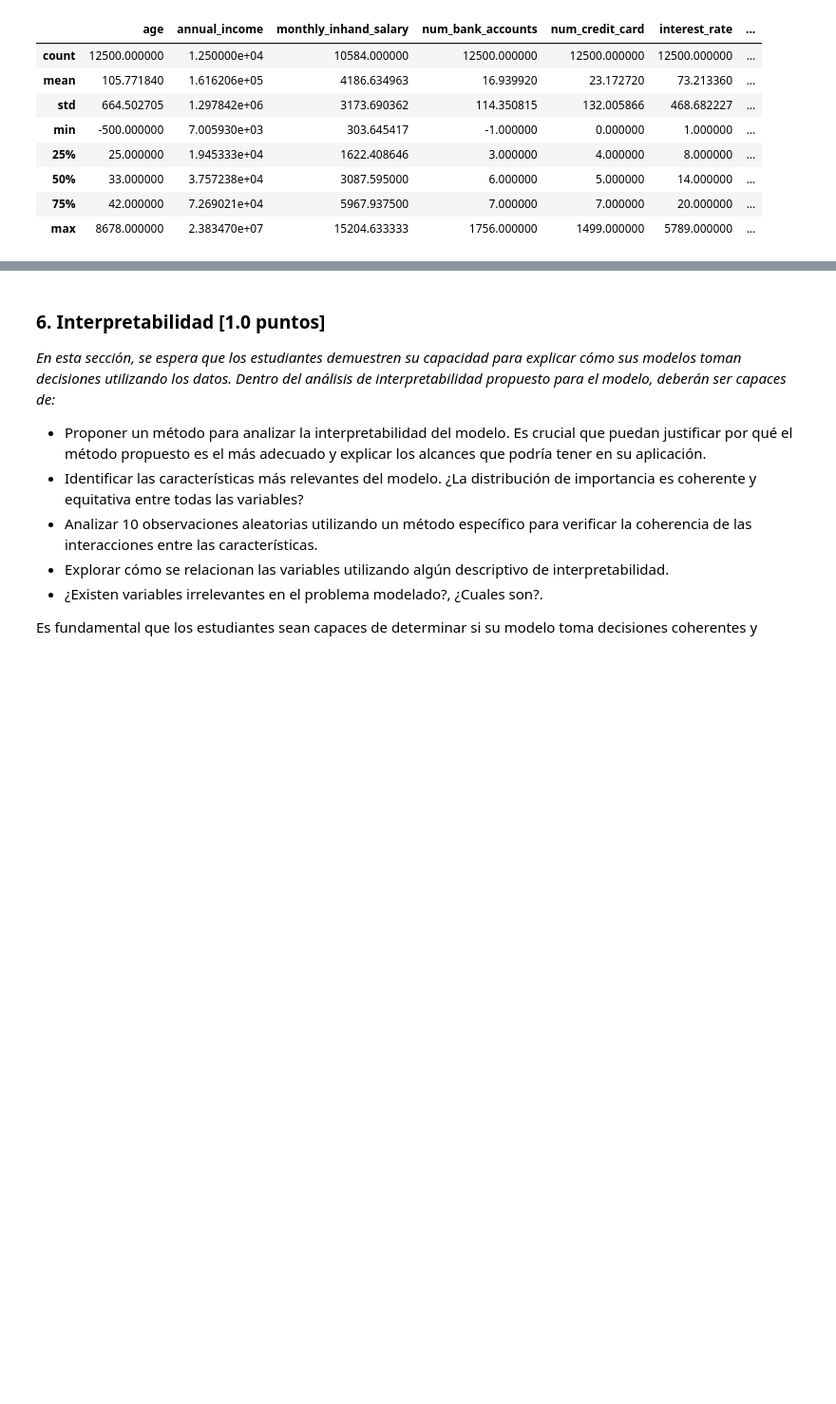
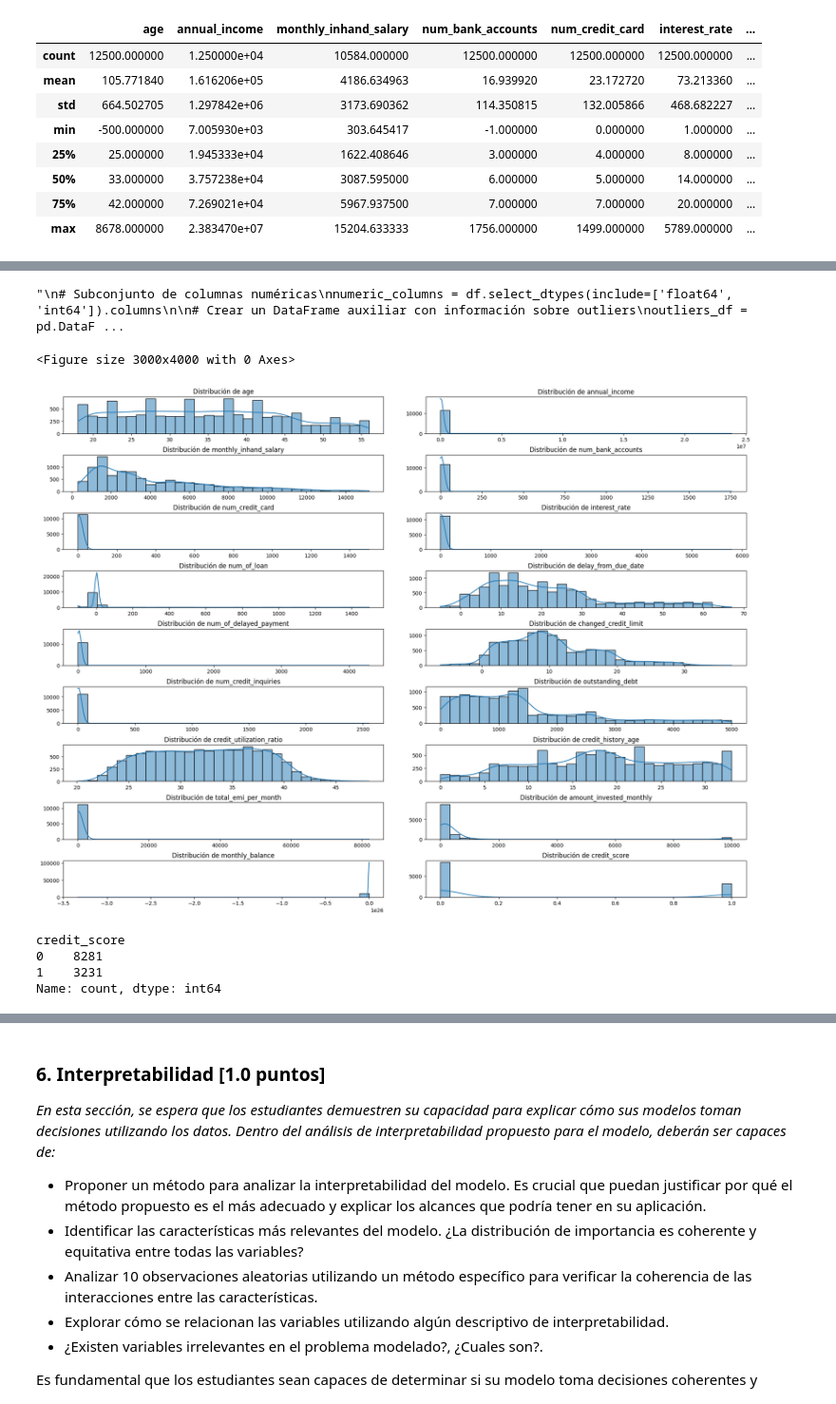
Before and after one commit to tomasaguirre-ignacioalbornoz/MDS7202, a Jupyter notebook: Proyecto2/Proyecto2_Enunciado.ipynb, the cells around one changed output, grey strips where cells are left out. Shown at 95% size. Cells and saved outputs as stored; diff of their text form; code cells hidden in the pictures; blank space fills up the shorter version.

```diff
--- a/Proyecto2/Proyecto2_Enunciado.ipynb
+++ b/Proyecto2/Proyecto2_Enunciado.ipynb
@@ -122,3 +172,62 @@ df.describe()
+# %%
+'''
+# Subconjunto de columnas numéricas
+numeric_columns = df.select_dtypes(include=['float64', 'int64']).columns
+
+# Crear un DataFrame auxiliar con información sobre outliers
+outliers_df = pd.DataFrame()
+
+# Identificar outliers y agregar información al DataFrame auxiliar
+for column in numeric_columns:
+    Q1 = df[column].quantile(0.25)
+    Q3 = df[column].quantile(0.75)
+    IQR = Q3 - Q1
+
+    lower_bound = Q1 - 100 * IQR
+    upper_bound = Q3 + 100 * IQR
+
+    outliers = df[(df[column] < lower_bound) | (df[column] > upper_bound)]
+    outliers_df = pd.concat([outliers_df, outliers])
+    df = df[(df[column] >= lower_bound) & (df[column] <= upper_bound)]
+
+
+# Eliminar duplicados (si existen) en el DataFrame auxiliar
+outliers_df = outliers_df.drop_duplicates()
+
+outliers_df
+'''
+# %% [output]
+"\n# Subconjunto de columnas numéricas\nnumeric_columns = df.select_dtypes(include=['float64', 'int64']).columns\n\n# Crear un DataFrame auxiliar con información sobre outliers\noutliers_df = pd.DataF ...
+# %%
+df = df[(df['age'] >= 18) & (df['age'] <= 110)]
+# %%
+# Subconjunto de columnas numéricas
+numeric_columns = df.select_dtypes(include=['float64', 'int64']).columns
+
+# Configurar la cuadrícula de subgráficos con más espacio vertical
+plt.figure(figsize=(30, 40))
+fig, axes = plt.subplots(nrows=len(numeric_columns) // 2, ncols=2, figsize=(20, 15), sharex=False)
+fig.tight_layout(pad=5.0, h_pad=2.0)  # Ajusta h_pad según sea necesario
+
+# Crear histogramas y gráficos de caja para cada columna numérica
+for i, column in enumerate(numeric_columns):
+    row, col = i // 2, i % 2
+    sns.histplot(df[column], ax=axes[row, col], kde=True, bins=30)
+    axes[row, col].set_title(f'Distribución de {column}')
+    axes[row, col].set_xlabel('')
+    axes[row, col].set_ylabel('')
+
+plt.show()
+# %% [output]
+<Figure size 3000x4000 with 0 Axes>
+[figure, added]
+# %%
+df['credit_score'].value_counts()
+# %% [output]
+credit_score
+0    8281
+1    3231
+Name: count, dtype: int64
 # %% [markdown]
 ### 3. Preparación de Datos [0.5 puntos]
 
```
Also changed, not shown: parts of 19 cells of this notebook.
